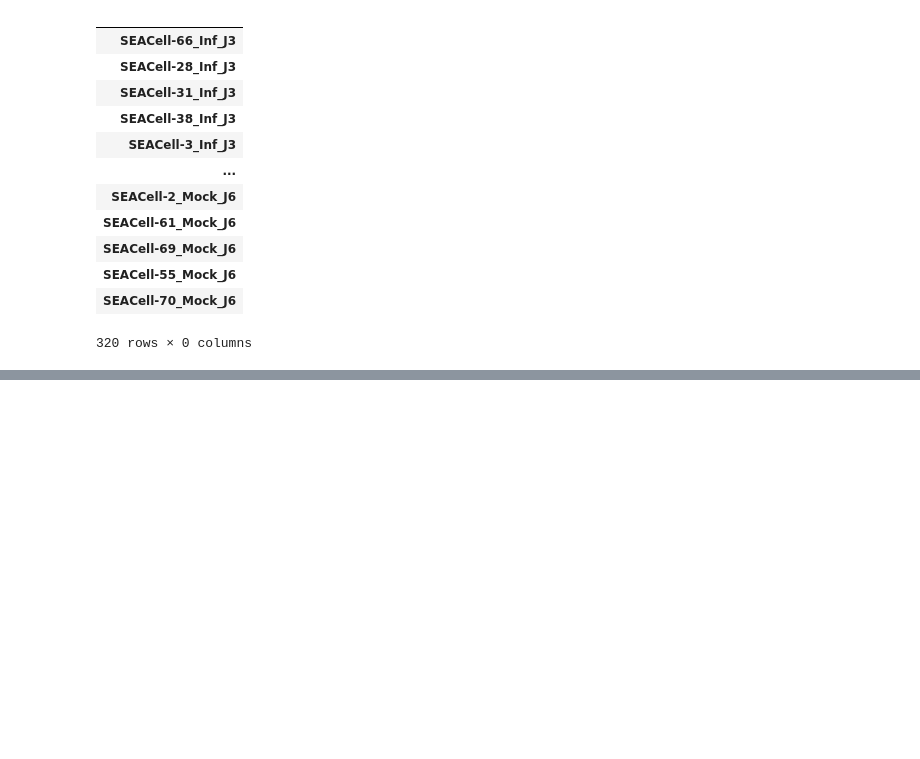
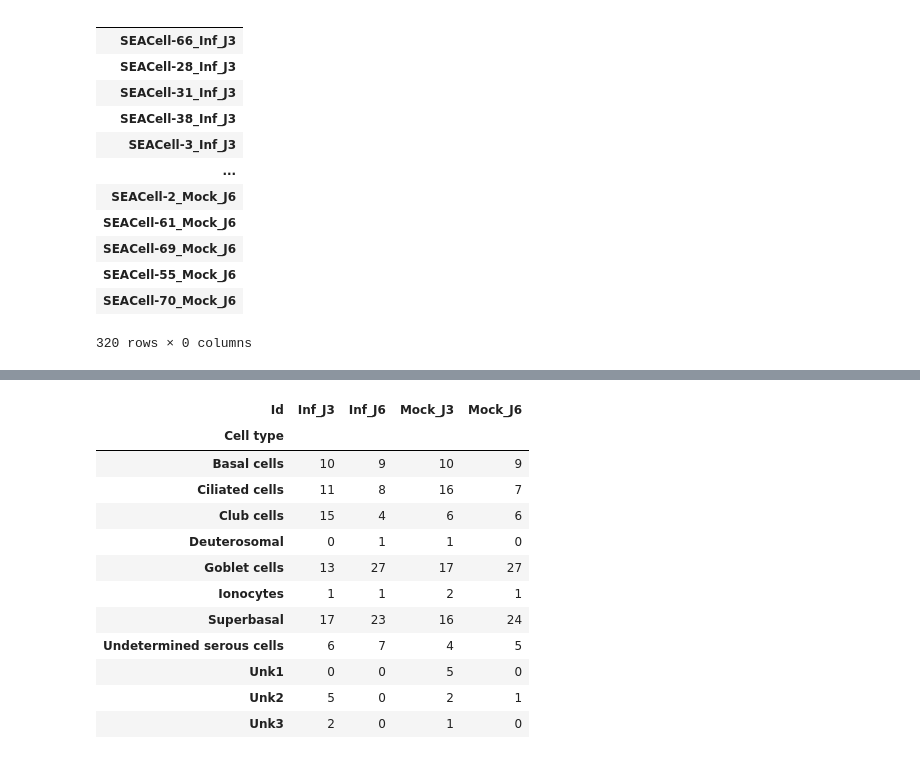
Before and after one commit to Yohan-b976/Transcriptomic-and-proteomic-sc-analysis, a Jupyter notebook: Pipeline folder scRNA 0.3/Notebook files/SEACells_meta.ipynb, the cells around one changed output, grey strips where cells are left out. Drawn from its saved outputs; the diff is of its cells as text; code cells hidden in the pictures; blank space fills up the shorter version.

```diff
--- a/Pipeline folder scRNA 0.3/Notebook files/SEACells_meta.ipynb
+++ b/Pipeline folder scRNA 0.3/Notebook files/SEACells_meta.ipynb
@@ -409,0 +450,16 @@ AnnData object with n_obs × n_vars = 320 × 13893
+# %%
+df_pivot
+# %% [output]
+| Id | Inf_J3 | Inf_J6 | Mock_J3 | Mock_J6 |
+| Cell type |  |  |  |  |
+| Basal cells | 10 | 9 | 10 | 9 |
+| Ciliated cells | 11 | 8 | 16 | 7 |
+| Club cells | 15 | 4 | 6 | 6 |
+| Deuterosomal | 0 | 1 | 1 | 0 |
+| Goblet cells | 13 | 27 | 17 | 27 |
+| Ionocytes | 1 | 1 | 2 | 1 |
+| Superbasal | 17 | 23 | 16 | 24 |
+| Undetermined serous cells | 6 | 7 | 4 | 5 |
+| Unk1 | 0 | 0 | 5 | 0 |
+| Unk2 | 5 | 0 | 2 | 1 |
+| Unk3 | 2 | 0 | 1 | 0 |
```
Also changed, not shown: parts of 23 cells of this notebook.
